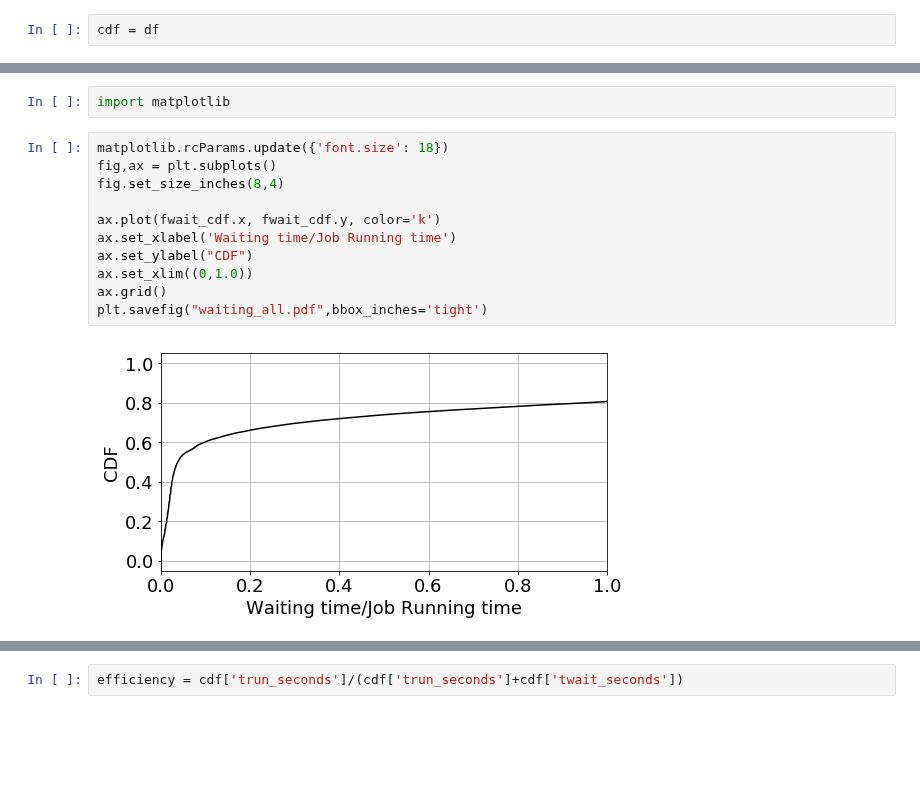
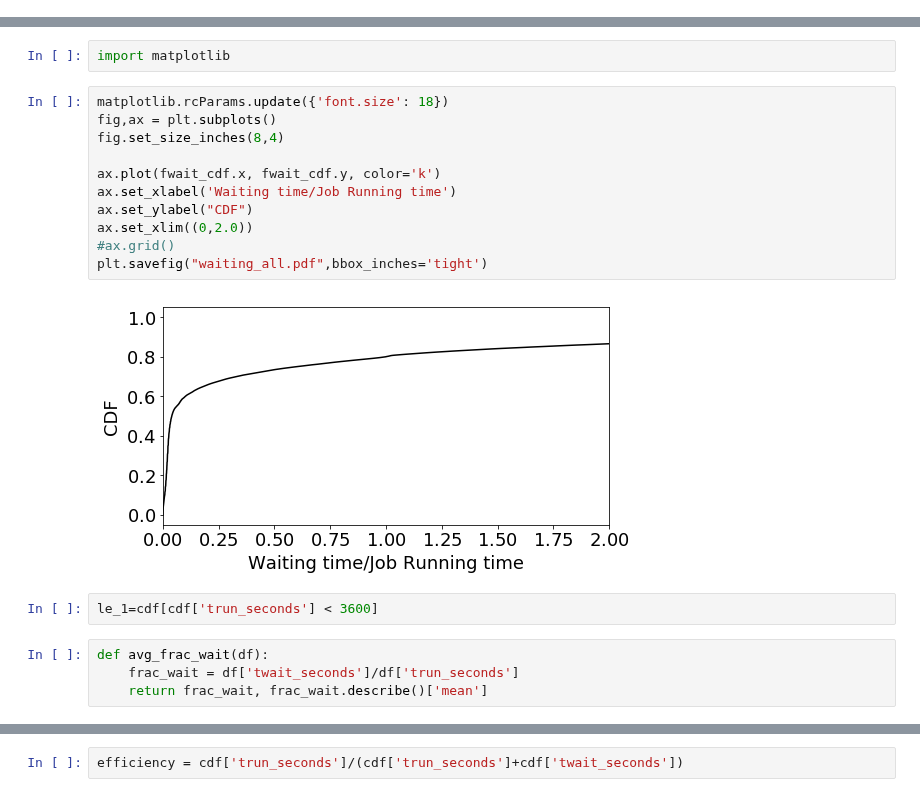
Before and after one commit to prateek-s/scispot, a Jupyter notebook: data/hpc-job-wait-times.ipynb, the cells around one changed output, grey strips where cells are left out. Saved outputs shown, nothing was run; the diff lists cells and outputs as text; blank space fills up the shorter version.

Commit message:
more graphs

```diff
--- a/data/hpc-job-wait-times.ipynb
+++ b/data/hpc-job-wait-times.ipynb
@@ -106,5 +106,3 @@ plt.scatter(X,Y)
 [figure]
 # %%
 cdf = df[df['job_status']=='COMPLETED']
-# %%
-cdf = df
@@ -137,13 +135,19 @@ import matplotlib
 # %%
 matplotlib.rcParams.update({'font.size': 18})
 fig,ax = plt.subplots()
 fig.set_size_inches(8,4)
 
 ax.plot(fwait_cdf.x, fwait_cdf.y, color='k')
 ax.set_xlabel('Waiting time/Job Running time')
 ax.set_ylabel("CDF")
-ax.set_xlim((0,1.0))
-ax.grid()
+ax.set_xlim((0,2.0))
+#ax.grid()
 plt.savefig("waiting_all.pdf",bbox_inches='tight')
 # %% [output]
-[figure, old version]
+[figure, new version]
+# %%
+le_1=cdf[cdf['trun_seconds'] < 3600]
+# %%
+def avg_frac_wait(df):
+    frac_wait = df['twait_seconds']/df['trun_seconds']
+    return frac_wait, frac_wait.describe()['mean']
```
Also changed, not shown: parts of 15 cells of this notebook, 10 other files.
